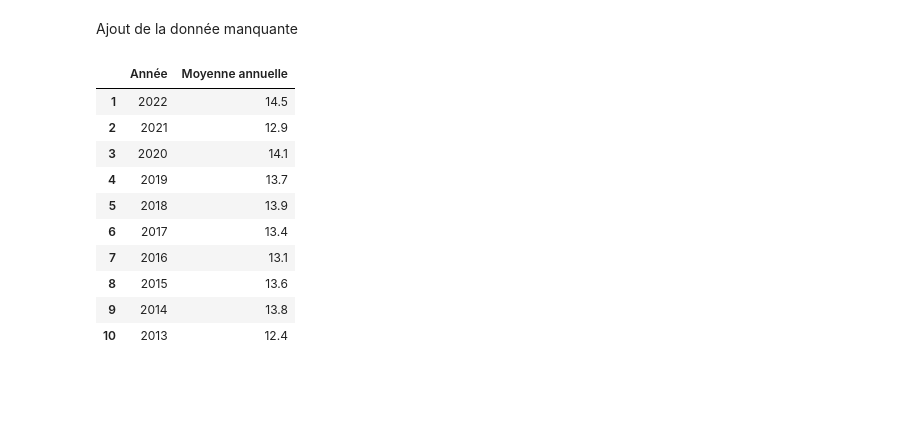
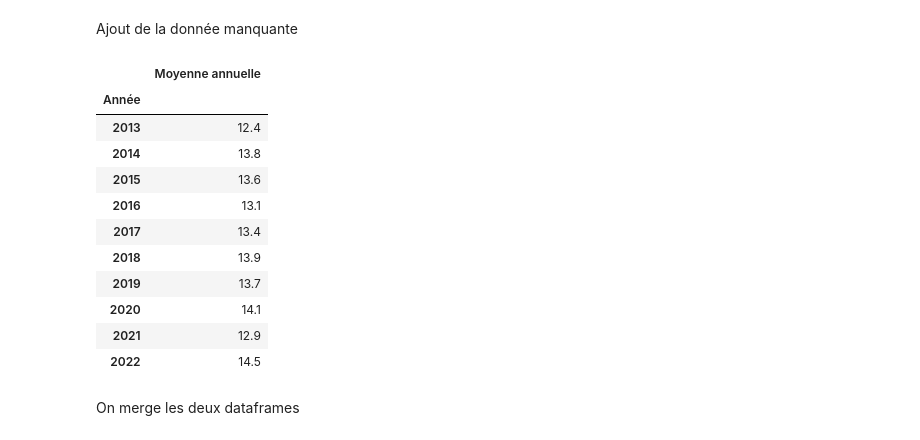
Before and after one commit to DylanLavoue/IA_Voltron, a Jupyter notebook: voltron_ia/notebooks/dataprocessing/dataviz_temperature_france.ipynb, the cells around one changed output. Saved outputs shown, nothing was run; the diff lists cells and outputs as text; code cells hidden in the pictures; blank space fills up the shorter version.

```diff
--- a/voltron_ia/notebooks/dataprocessing/dataviz_temperature_france.ipynb
+++ b/voltron_ia/notebooks/dataprocessing/dataviz_temperature_france.ipynb
@@ -116,39 +123,42 @@ Ajout de la donnée manquante
 # %%
 #on va récupérer les valeurs du table de la page wikipédia
 df_last_years = pd.read_html("https://fr.wikipedia.org/w/index.php?title=Climat_de_la_France&oldid=205113279#Temp%C3%A9rature_moyenne")[2]
 df_last_years
 #On voit qu'on a un problème car les décimales sont pas au bon format => ","
 df_last_years = pd.read_html("https://fr.wikipedia.org/w/index.php?title=Climat_de_la_France&oldid=205113279#Temp%C3%A9rature_moyenne",decimal=',',thousands='.')[2]
 df_last_years
 
 #On clean les lignes qu'on veut pas
 df_last_years.drop(df_last_years.index[11:], axis=0, inplace=True)
 df_last_years
 
 df_last_years.drop(df_last_years.index[0], axis=0, inplace=True)
 df_last_years
 
 #on clean les colonnes qu'on veut pas
 df_last_years.drop(df_last_years.columns[2:], axis=1, inplace=True)
 df_last_years
 
 # #on redéfinit l'index
-# pd.to_datetime(df_last_years["Année"], format='%Y')
-# df_last_years.set_index("Année", inplace=True)
-# df_last_years
+pd.to_datetime(df_last_years["Année"], format='%Y')
+df_last_years.set_index("Année", inplace=True)
+df_last_years
 
 #on change l'ordre
 df_last_years.sort_index(ascending=True, inplace=True)
 df_last_years
 # %% [output]
-|  | Année | Moyenne annuelle |
-| 1 | 2022 | 14.5 |
-| 2 | 2021 | 12.9 |
-| 3 | 2020 | 14.1 |
-| 4 | 2019 | 13.7 |
-| 5 | 2018 | 13.9 |
-| 6 | 2017 | 13.4 |
-| 7 | 2016 | 13.1 |
-| 8 | 2015 | 13.6 |
-| 9 | 2014 | 13.8 |
-| 10 | 2013 | 12.4 |
+|  | Moyenne annuelle |
+| Année |  |
+| 2013 | 12.4 |
+| 2014 | 13.8 |
+| 2015 | 13.6 |
+| 2016 | 13.1 |
+| 2017 | 13.4 |
+| 2018 | 13.9 |
+| 2019 | 13.7 |
+| 2020 | 14.1 |
+| 2021 | 12.9 |
+| 2022 | 14.5 |
+# %% [markdown]
+On merge les deux dataframes
```
Also changed, not shown: parts of 17 cells of this notebook, 4 other files.
